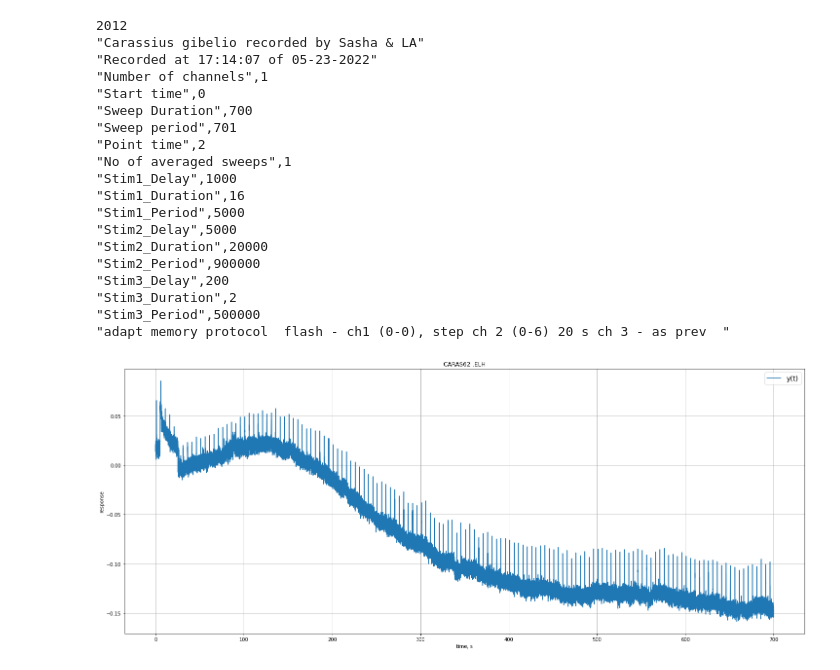
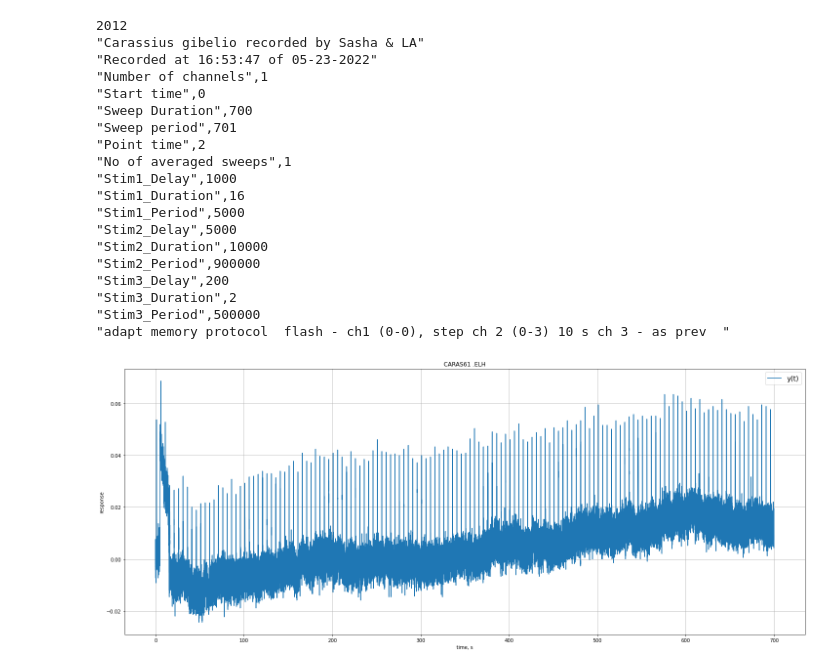
Before and after one commit to AndreiZherder/adaptation-memory, a Jupyter notebook: carassius.ipynb, the cells around one changed output. Saved outputs shown, nothing was run; the diff lists cells and outputs as text; code cells hidden in the pictures.

```diff
--- a/carassius.ipynb
+++ b/carassius.ipynb
@@ -4,13 +4,13 @@ import numpy as np
 
 
 input_dir = './data/'
-filename = 'CARAS62 .ELH'
+filename = 'CARAS61 .ELH'
 freq = 500
 
 with open(input_dir + filename, 'r', encoding='utf-8') as file:
     info = []
     line = file.readline().strip()
-    while line[:2] != '""':
+    while line and line[:2] != '""':
         info.append(line)
         line = file.readline().strip()
     info = '\n'.join(info)
@@ -19,34 +19,34 @@ with open(input_dir + filename, 'r', encoding='utf-8') as file:
 n = y.size
 t = np.linspace(0, (n - 1) / freq, n)
 
 print(info)
 fig, ax = plt.subplots()
 ax.plot(t, y, label='y(t)')
 fig.set_figwidth(25)
 fig.set_figheight(10)
 ax.set_xlabel('time, s')
 ax.set_ylabel('response')
 ax.set_title(filename)
 ax.legend(prop={"size": 14})
 ax.grid()
 # %% [output]
 2012
 "Carassius gibelio recorded by Sasha & LA"
-"Recorded at 17:14:07 of 05-23-2022"
+"Recorded at 16:53:47 of 05-23-2022"
 "Number of channels",1
 "Start time",0
 "Sweep Duration",700
 "Sweep period",701
 "Point time",2
 "No of averaged sweeps",1
 "Stim1_Delay",1000
 "Stim1_Duration",16
 "Stim1_Period",5000
 "Stim2_Delay",5000
-"Stim2_Duration",20000
+"Stim2_Duration",10000
 "Stim2_Period",900000
 "Stim3_Delay",200
 "Stim3_Duration",2
 "Stim3_Period",500000
-"adapt memory protocol  flash - ch1 (0-0), step ch 2 (0-6) 20 s ch 3 - as prev  "
+"adapt memory protocol  flash - ch1 (0-0), step ch 2 (0-3) 10 s ch 3 - as prev  "
-[figure, old version]
+[figure, new version]
```
Also changed, not shown: parts of 2 cells of this notebook.
